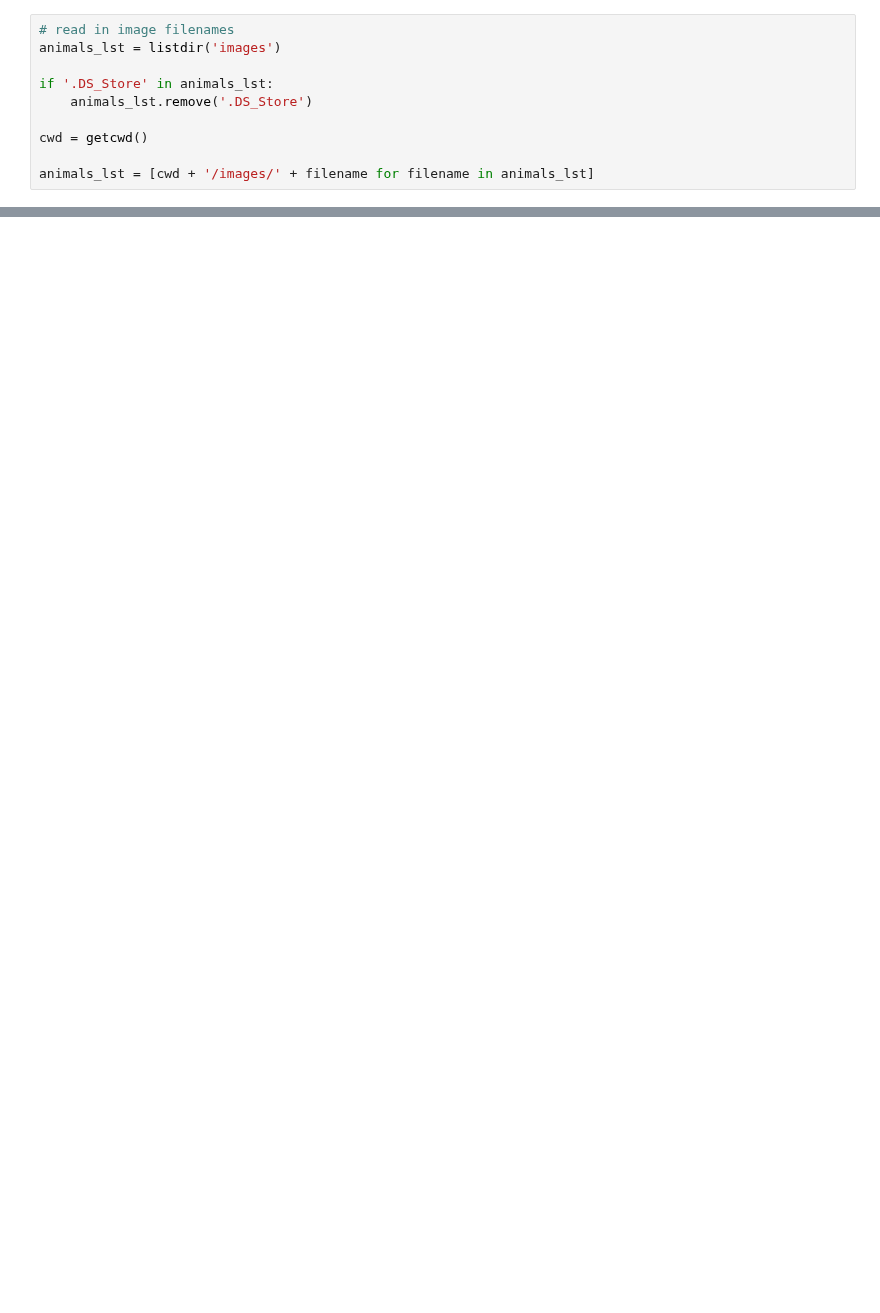
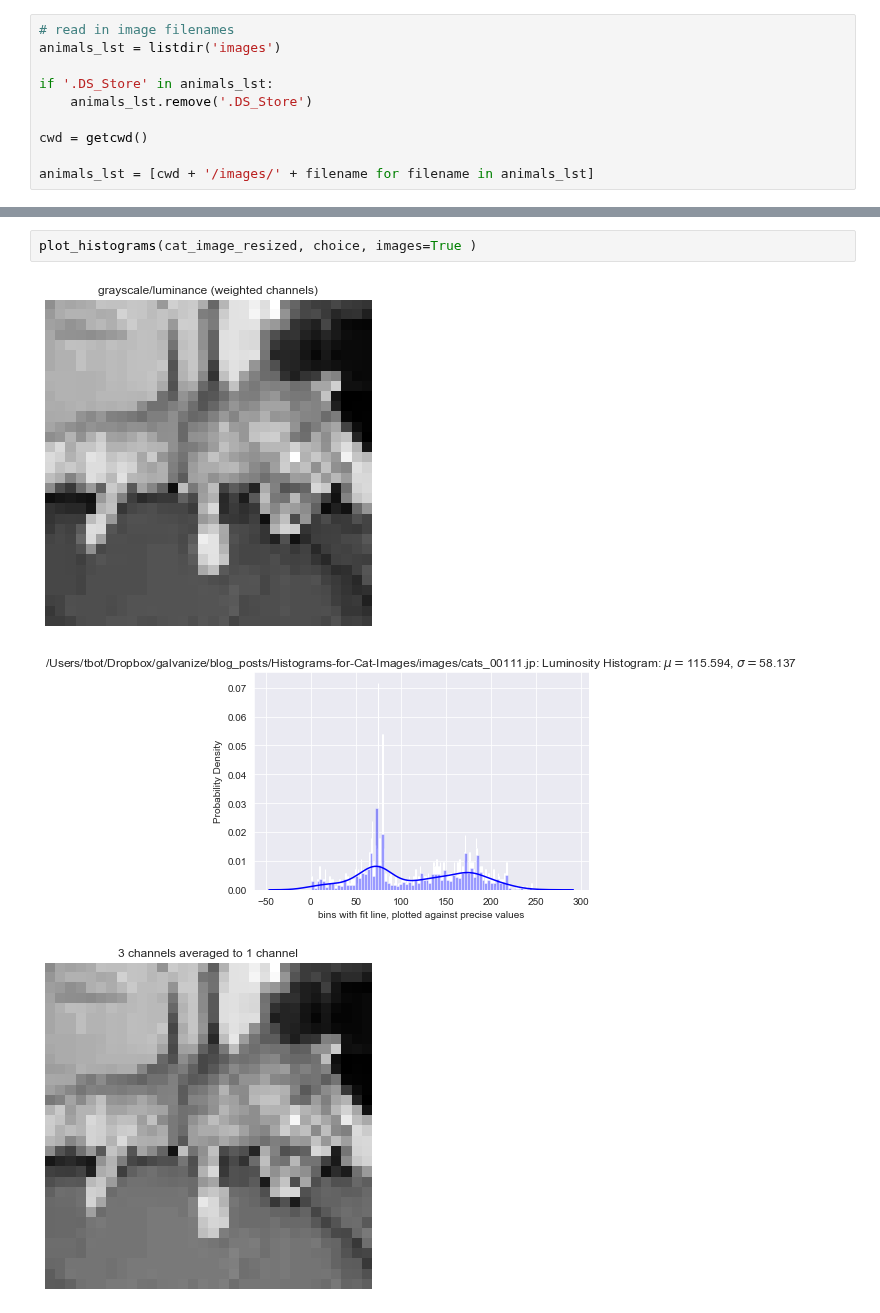
Before and after one commit to MnemoSemiotic/Histograms-for-Cat-Images, a Jupyter notebook: exploring_images.ipynb, the cells around one changed output, grey strips where cells are left out. Saved outputs shown, nothing was run; the diff lists cells and outputs as text; blank space fills up the shorter version.

```diff
--- a/exploring_images.ipynb
+++ b/exploring_images.ipynb
@@ -47,0 +76,6 @@ plot_histogram(g, animals_lst[1])
+# %%
+plot_histograms(cat_image_resized, choice, images=True )
+# %% [output]
+[figure, added]
+[figure, added]
+[figure, added]
```
Also changed, not shown: parts of 11 cells of this notebook, 1 other file.
